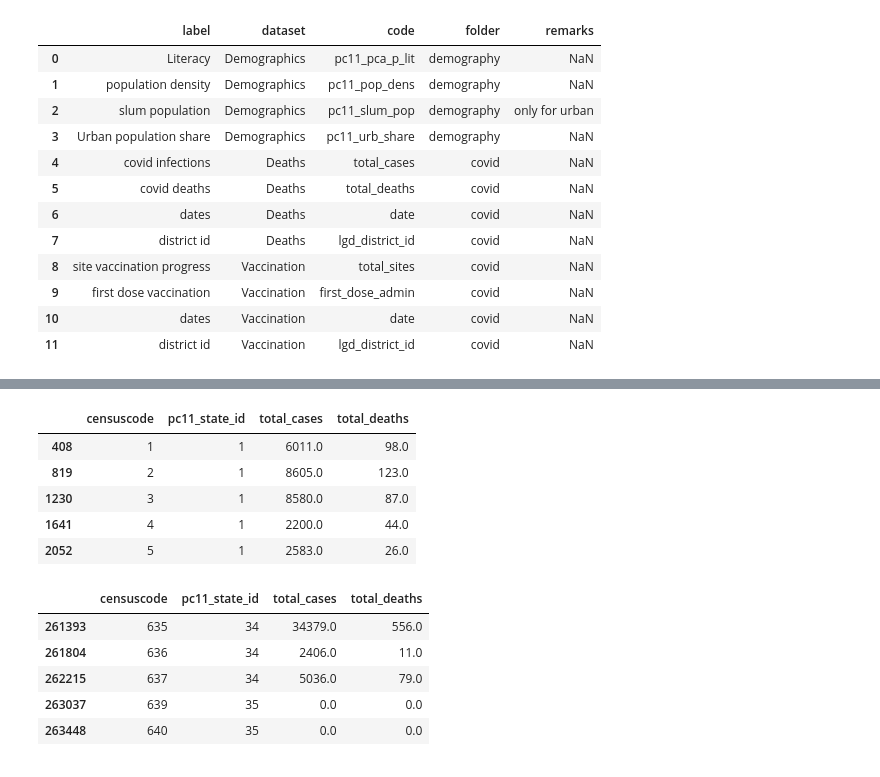
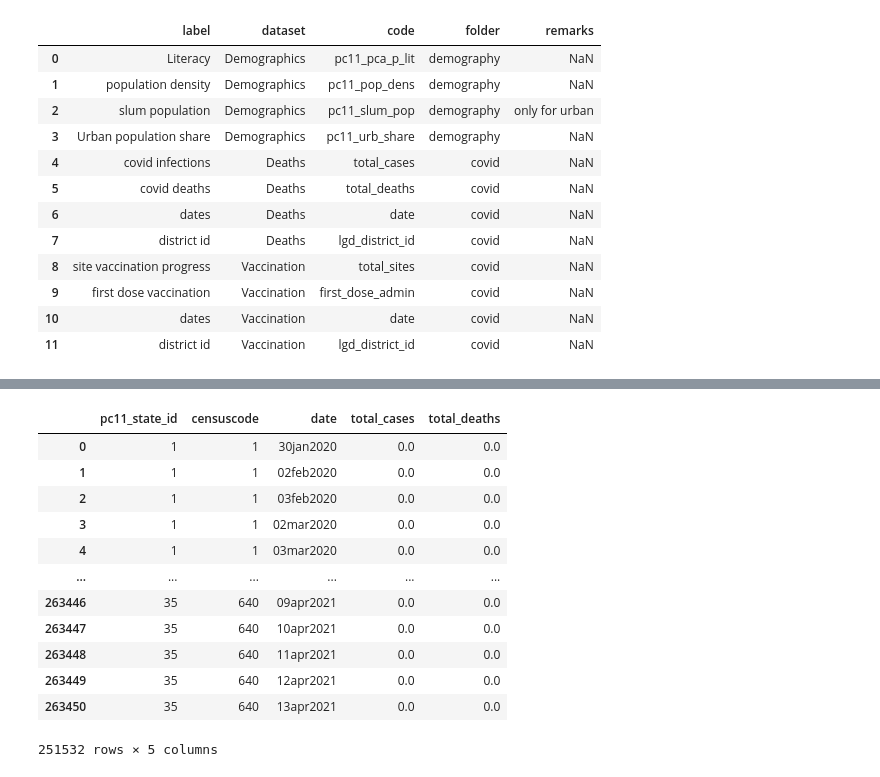
Before and after one commit to Daniel-Los/Introduction-to-datascience-final-project, a Jupyter notebook: Demographicframes.ipynb, the cells around one changed output, grey strips where cells are left out. Saved outputs shown, nothing was run; the diff lists cells and outputs as text; code cells hidden in the pictures.

```diff
--- a/Demographicframes.ipynb
+++ b/Demographicframes.ipynb
@@ -141,19 +123,23 @@ length dataframe is:  642
-# %%
-# The output is:
-deaths_per_district.head()
-# %% [output]
-|  | censuscode | pc11_state_id | total_cases | total_deaths |
-| 408 | 1 | 1 | 6011.0 | 98.0 |
-| 819 | 2 | 1 | 8605.0 | 123.0 |
-| 1230 | 3 | 1 | 8580.0 | 87.0 |
-| 1641 | 4 | 1 | 2200.0 | 44.0 |
-| 2052 | 5 | 1 | 2583.0 | 26.0 |
-# %%
-deaths_per_district.tail()
-# %% [output]
-|  | censuscode | pc11_state_id | total_cases | total_deaths |
-| 261393 | 635 | 34 | 34379.0 | 556.0 |
-| 261804 | 636 | 34 | 2406.0 | 11.0 |
-| 262215 | 637 | 34 | 5036.0 | 79.0 |
-| 263037 | 639 | 35 | 0.0 | 0.0 |
-| 263448 | 640 | 35 | 0.0 | 0.0 |
+# %%
+df = framedict['Deaths']
+# We only have to rename our district code to 'censuscode'
+df = df.rename(columns={"pc11_district_id": "censuscode"})
+
+#andd drop wierd 999th district
+df = df[df['censuscode'] != 999]
+# %%
+df
+# %% [output]
+|  | pc11_state_id | censuscode | date | total_cases | total_deaths |
+| 0 | 1 | 1 | 30jan2020 | 0.0 | 0.0 |
+| 1 | 1 | 1 | 02feb2020 | 0.0 | 0.0 |
+| 2 | 1 | 1 | 03feb2020 | 0.0 | 0.0 |
+| 3 | 1 | 1 | 02mar2020 | 0.0 | 0.0 |
+| 4 | 1 | 1 | 03mar2020 | 0.0 | 0.0 |
+| ... | ... | ... | ... | ... | ... |
+| 263446 | 35 | 640 | 09apr2021 | 0.0 | 0.0 |
+| 263447 | 35 | 640 | 10apr2021 | 0.0 | 0.0 |
+| 263448 | 35 | 640 | 11apr2021 | 0.0 | 0.0 |
+| 263449 | 35 | 640 | 12apr2021 | 0.0 | 0.0 |
+| 263450 | 35 | 640 | 13apr2021 | 0.0 | 0.0 |
+251532 rows × 5 columns
```
Also changed, not shown: parts of 6 cells of this notebook, 3 other files.
